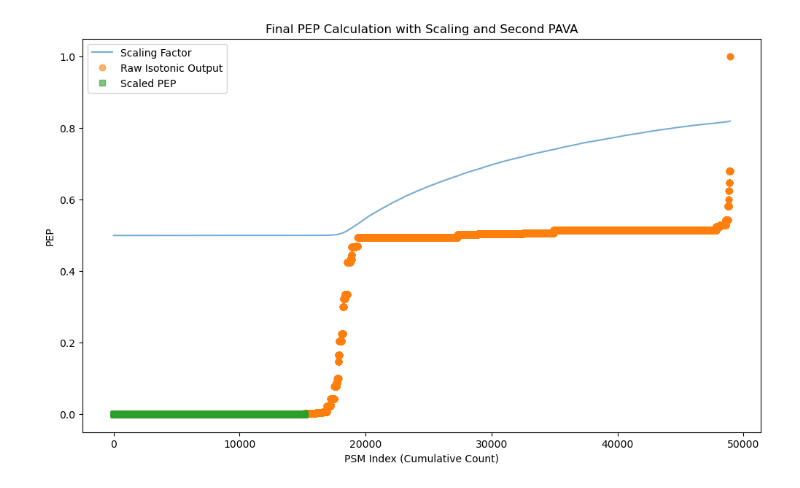
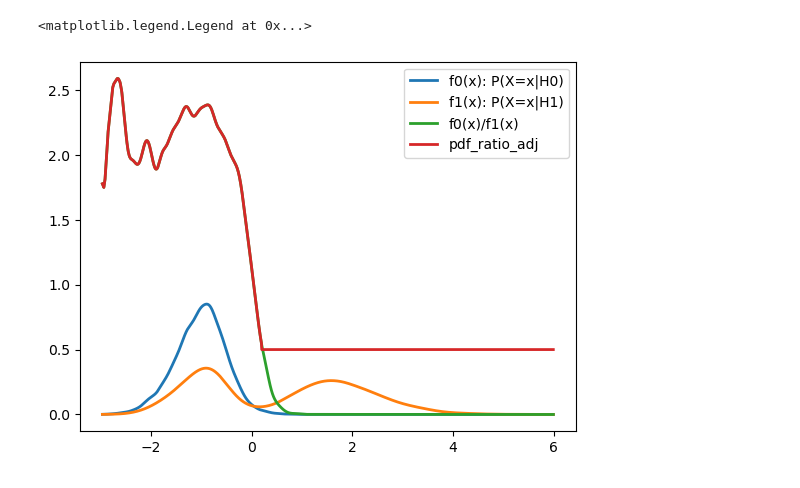
Before and after one commit to statisticalbiotechnology/smooth_q_to_pep, a Jupyter notebook: obs2pep.ipynb, the cells around one changed output. Drawn from its saved outputs; the diff is of its cells as text; code cells hidden in the pictures.

```diff
--- a/obs2pep.ipynb
+++ b/obs2pep.ipynb
@@ -97,57 +9,3 @@ plt.show()
-# %%
-import pandas as pd
-import numpy as np
-from sklearn.isotonic import IsotonicRegression
-import matplotlib.pyplot as plt
-input_target = "output/run1/splinePEP/0/peptide.target.txt"
-input_decoy = "output/run1/splinePEP/0/peptide.decoy.txt"
-columns = ["score", "q-value", "posterior_error_prob"]
-df_target = pd.read_csv(input_target, sep="\t", usecols=columns)
-df_decoy = pd.read_csv(input_decoy, sep="\t", usecols=columns)
-df_target["type"] = 0
-df_decoy["type"] = 1
-df = pd.concat([df_target, df_decoy], ignore_index=True)
-df = df.sort_values(by='score', ascending=False, ignore_index=True)
-df = df.rename(columns={"posterior_error_prob": "pep_percspline"})
-df["PSM_index"] = np.arange(len(df))
-df["cum_decoy"] = (df["type"] == 1).cumsum()
-df["cum_total"] = np.arange(1, len(df) + 1)
-X = df["PSM_index"].values
-y = df["type"].values
-iso_reg = IsotonicRegression(increasing=True)
-iso_pred = iso_reg.fit_transform(X, y)
-df["pep_isotonic_raw"] = iso_pred
-df["scaling_factor"] = (df["cum_decoy"] / df["cum_total"]) + 0.5
-mask = df["pep_isotonic_raw"] < 1e-10
-df["pep_scaled"] = df.loc[mask, "pep_isotonic_raw"] / df.loc[mask, "scaling_factor"]
-
-# df["pep_scaled"] = df["pep_isotonic_raw"] / df["scaling_factor"]
-
-# Clip the final scaled values to ensure they remain in [0, 1]
-# df["pep_scaled"] = df["pep_scaled"].clip(upper=1)
-
-# ---------------------------------------------------------
-# 5. Apply a Second Isotonic Regression (PAVA) on the Scaled Result
-# ---------------------------------------------------------
-# This step enforces monotonicity on the final scaled PEP.
-iso_reg_final = IsotonicRegression(increasing=True)
-# df["pep_final"] = iso_reg_final.fit_transform(df["PSM_index"].values, df["pep_scaled"].values)
-
-# ------------------------------
-# 6. Plot the Results
-# ------------------------------
-plt.figure(figsize=(12, 7))
-plt.plot(df["PSM_index"], df["scaling_factor"], label="Scaling Factor", alpha=0.6)
-plt.plot(df["PSM_index"], df["pep_isotonic_raw"], 'o', label="Raw Isotonic Output", alpha=0.6)
-plt.plot(df["PSM_index"], df["pep_scaled"], 's', label="Scaled PEP", alpha=0.6)
-# plt.plot(df["PSM_index"], df["pep_final"], '-', label="Final PEP (After Second PAVA)", linewidth=2)
-plt.xlabel("PSM Index (Cumulative Count)")
-plt.ylabel("PEP")
-plt.title("Final PEP Calculation with Scaling and Second PAVA")
-plt.legend()
-plt.show()
-# %% [output]
-[figure, removed]
 # %%
 input_target = "output/run1/splinePEP/0/peptide.target.txt"
 input_decoy = "output/run1/splinePEP/0/peptide.decoy.txt"
@@ -169,0 +57,10 @@ prior_decoy = n_decoys / total
+# %%
+plt.figure()
+plt.plot(df['score'], df["pdf_decoy"], label="f0(x): P(X=x|H0)", linewidth=2)
+plt.plot(df['score'], df["pdf_target"], label="f1(x): P(X=x|H1)", linewidth=2)
+plt.plot(df['score'], df["pdf_ratio"], label="f0(x)/f1(x)", linewidth=2)
+plt.plot(df['score'], df["pdf_ratio_adj"], label="pdf_ratio_adj", linewidth=2)
+plt.legend()
+# %% [output]
+<matplotlib.legend.Legend at 0x...>
+[figure, added]
```
Also changed, not shown: parts of 12 cells of this notebook.
